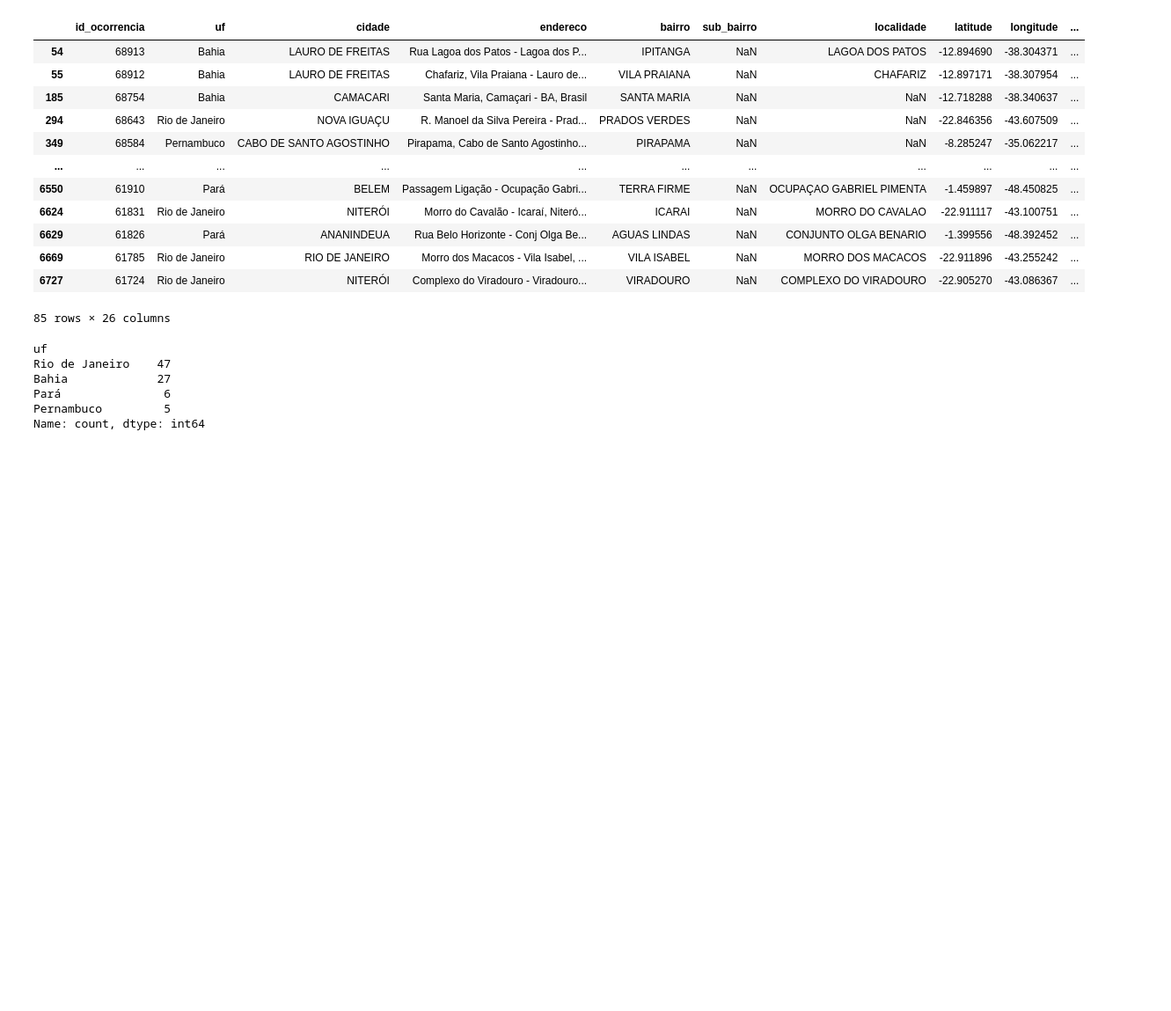
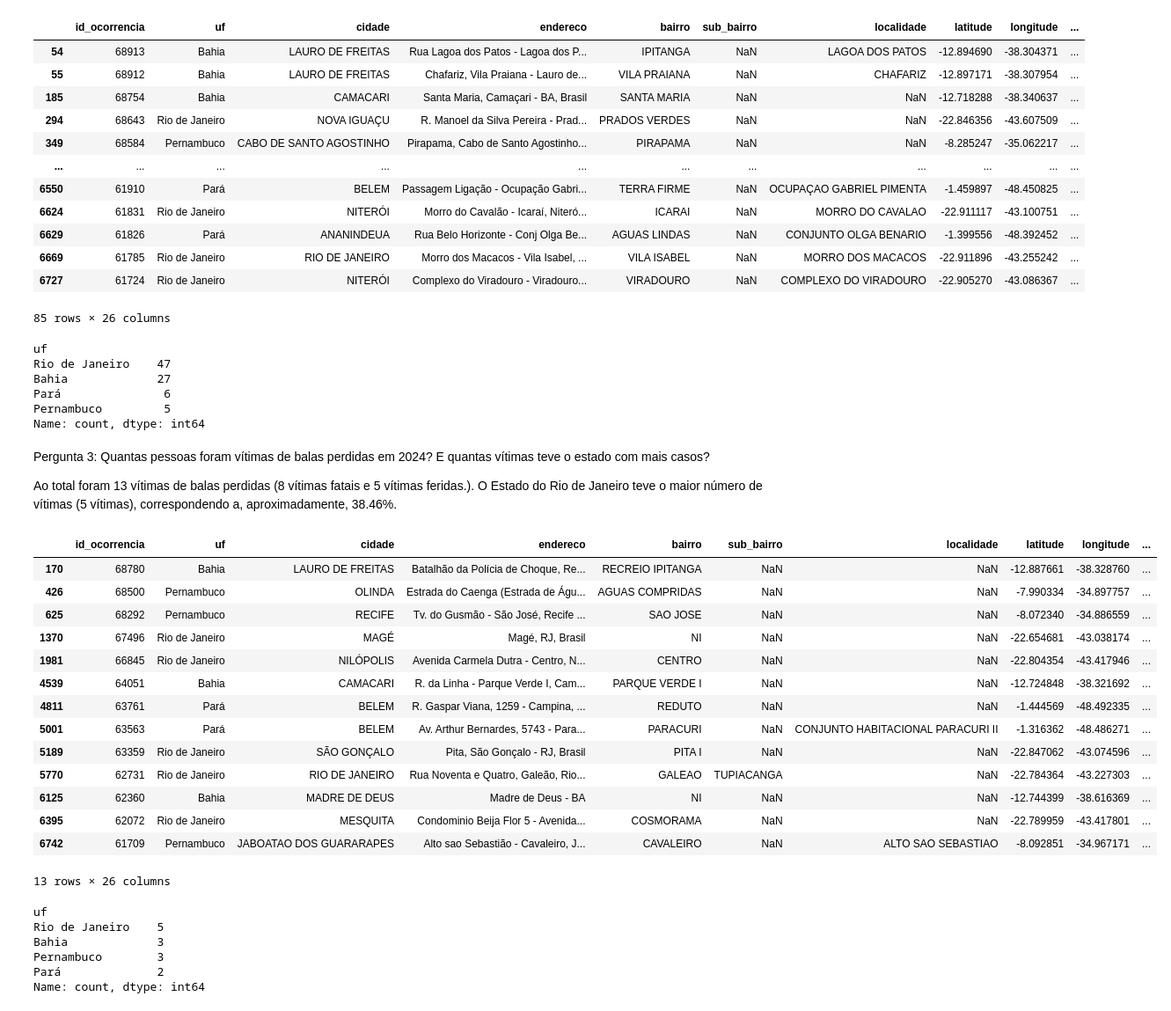
Before and after one commit to eduardovcn/desafio_fogo_cruzado, a Jupyter notebook: fogo_cruzado.ipynb, the cells around one changed output. Shown at 88% size. Drawn from its saved outputs; the diff is of its cells as text; code cells hidden in the pictures; blank space fills up the shorter version.

```diff
--- a/fogo_cruzado.ipynb
+++ b/fogo_cruzado.ipynb
@@ -167,3 +171,35 @@ Bahia             27
 Pará               6
 Pernambuco         5
 Name: count, dtype: int64
+# %% [markdown]
+Pergunta 3: Quantas pessoas foram vítimas de balas perdidas em 2024? E quantas vítimas teve o estado com mais casos?
+
+Ao total foram 13 vítimas de balas perdidas (8 vítimas fatais e 5 vítimas feridas.). O Estado do Rio de Janeiro teve o maior número de vítimas (5 vítimas), correspondendo a, aproximadamente, 38.46%.
+# %%
+df_bala_perdida= df[df['motivo_principal'] == 'Disparo Acidental']
+df_bala_perdida
+# %% [output]
+|  | id_ocorrencia | uf | cidade | endereco | bairro | sub_bairro | localidade | latitude | longitude | ... |
+| 170 | 68780 | Bahia | LAURO DE FREITAS | Batalhão da Polícia de Choque, Re... | RECREIO IPITANGA | NaN | NaN | -12.887661 | -38.328760 | ... |
+| 426 | 68500 | Pernambuco | OLINDA | Estrada do Caenga (Estrada de Águ... | AGUAS COMPRIDAS | NaN | NaN | -7.990334 | -34.897757 | ... |
+| 625 | 68292 | Pernambuco | RECIFE | Tv. do Gusmão - São José, Recife ... | SAO JOSE | NaN | NaN | -8.072340 | -34.886559 | ... |
+| 1370 | 67496 | Rio de Janeiro | MAGÉ | Magé, RJ, Brasil | NI | NaN | NaN | -22.654681 | -43.038174 | ... |
+| 1981 | 66845 | Rio de Janeiro | NILÓPOLIS | Avenida Carmela Dutra - Centro, N... | CENTRO | NaN | NaN | -22.804354 | -43.417946 | ... |
+| 4539 | 64051 | Bahia | CAMACARI | R. da Linha - Parque Verde I, Cam... | PARQUE VERDE I | NaN | NaN | -12.724848 | -38.321692 | ... |
+| 4811 | 63761 | Pará | BELEM | R. Gaspar Viana, 1259 - Campina, ... | REDUTO | NaN | NaN | -1.444569 | -48.492335 | ... |
+| 5001 | 63563 | Pará | BELEM | Av. Arthur Bernardes, 5743 - Para... | PARACURI | NaN | CONJUNTO HABITACIONAL PARACURI II | -1.316362 | -48.486271 | ... |
+| 5189 | 63359 | Rio de Janeiro | SÃO GONÇALO | Pita, São Gonçalo - RJ, Brasil | PITA I | NaN | NaN | -22.847062 | -43.074596 | ... |
+| 5770 | 62731 | Rio de Janeiro | RIO DE JANEIRO | Rua Noventa e Quatro, Galeão, Rio... | GALEAO | TUPIACANGA | NaN | -22.784364 | -43.227303 | ... |
+| 6125 | 62360 | Bahia | MADRE DE DEUS | Madre de Deus - BA | NI | NaN | NaN | -12.744399 | -38.616369 | ... |
+| 6395 | 62072 | Rio de Janeiro | MESQUITA | Condominio Beija Flor 5 - Avenida... | COSMORAMA | NaN | NaN | -22.789959 | -43.417801 | ... |
+| 6742 | 61709 | Pernambuco | JABOATAO DOS GUARARAPES | Alto sao Sebastião - Cavaleiro, J... | CAVALEIRO | NaN | ALTO SAO SEBASTIAO | -8.092851 | -34.967171 | ... |
+13 rows × 26 columns
+# %%
+df_bala_perdida[["uf","agentes_feridos_ocorrencia", "civis_mortos_ocorrencia", "civis_feridos_ocorrencia","agentes_mortos_ocorrencia"]].value_counts("uf")
+# %% [output]
+uf
+Rio de Janeiro    5
+Bahia             3
+Pernambuco        3
+Pará              2
+Name: count, dtype: int64
```
Also changed, not shown: parts of 13 cells of this notebook.
